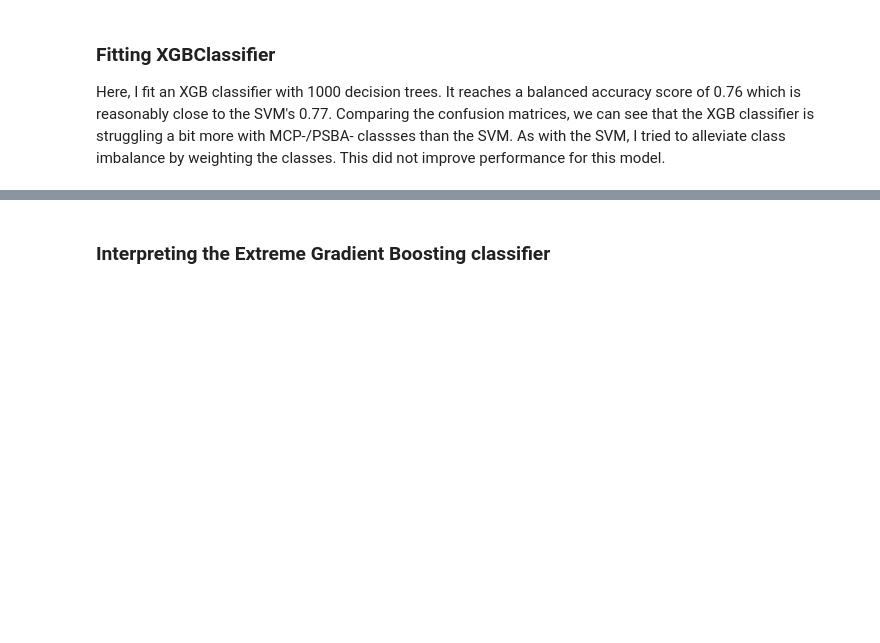
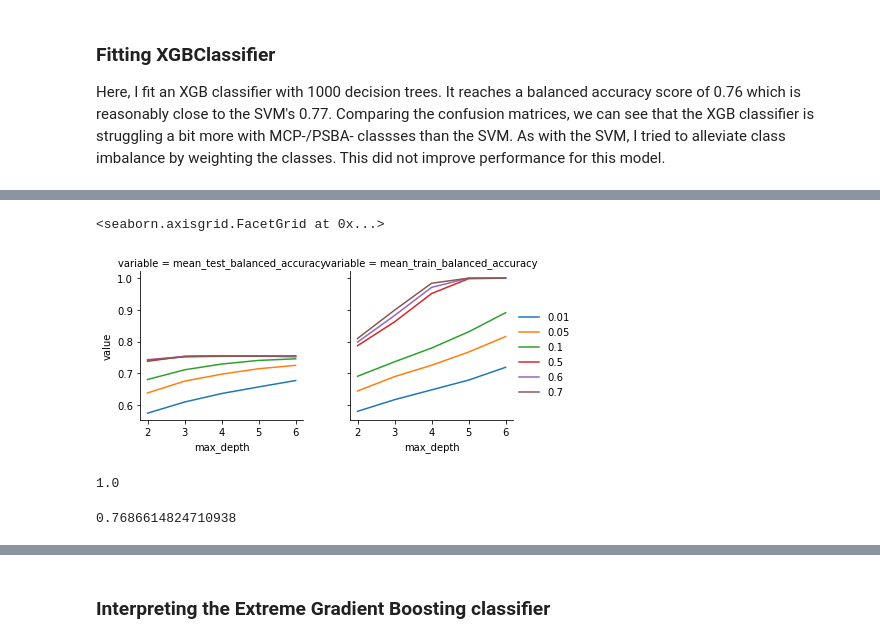
Before and after one commit to harel-coffee/SCIP-use-case-workflows-auto, a Jupyter notebook: notebooks/Infection State Prediction Using Generic Channels.ipynb, the cells around one changed output, grey strips where cells are left out. Drawn from its saved outputs; the diff is of its cells as text; code cells hidden in the pictures; blank space fills up the shorter version.

```diff
--- a/notebooks/Infection State Prediction Using Generic Channels.ipynb
+++ b/notebooks/Infection State Prediction Using Generic Channels.ipynb
@@ -480,0 +465,28 @@ ConfusionMatrixDisplay.from_predictions(y_test, preds, display_labels=enc.classe
+# %%
+model = XGBClassifier(
+    booster="gbtree",
+    objective="multi:softmax",
+    eval_metric="merror",
+    tree_method="gpu_hist",
+    use_label_encoder=False,
+    n_estimators=500
+)
+# %%
+%%time
+scoring = ('balanced_accuracy', 'f1_macro', 'f1_micro', 'precision_macro', 'precision_micro', 'recall_macro', 'recall_micro')
+grid = GridSearchCV(
+    model,
+    {
+        "max_depth": [6, 5, 4, 3, 2],
+        "learning_rate": [0.7, 0.6, 0.5, 0.1, 0.05, 0.01]
+    },
+    refit=False,
+    n_jobs=40,
+    cv=5,
+    scoring=scoring,
+    verbose=0,
+    return_train_score=True
+).fit(
+    Xs_train,
+    y_train
+)
@@ -480,0 +497,14 @@ ConfusionMatrixDisplay.from_predictions(y_test, preds, display_labels=enc.classe
+# %%
+df = pandas.DataFrame(grid.cv_results_["params"])
+df["mean_test_balanced_accuracy"] = grid.cv_results_["mean_test_balanced_accuracy"]
+df["mean_train_balanced_accuracy"] = grid.cv_results_["mean_train_balanced_accuracy"]
+# %%
+df = pandas.melt(df, id_vars=["learning_rate","max_depth"])
+df["learning_rate"] = pandas.Categorical(df["learning_rate"])
+# %%
+g = seaborn.FacetGrid(data=df, col="variable")
+g.map_dataframe(seaborn.lineplot, x="max_depth", y="value", hue="learning_rate")
+g.add_legend()
+# %% [output]
+<seaborn.axisgrid.FacetGrid at 0x...>
+[figure, added]
@@ -480,0 +522,10 @@ ConfusionMatrixDisplay.from_predictions(y_test, preds, display_labels=enc.classe
+# %%
+preds = model.predict(Xs_train)
+balanced_accuracy_score(y_train, preds)
+# %% [output]
+1.0
+# %%
+preds = model.predict(Xs_test)
+balanced_accuracy_score(y_test, preds)
+# %% [output]
+0.7686614824710938
```
Also changed, not shown: parts of 15 cells of this notebook, 1 other file.
